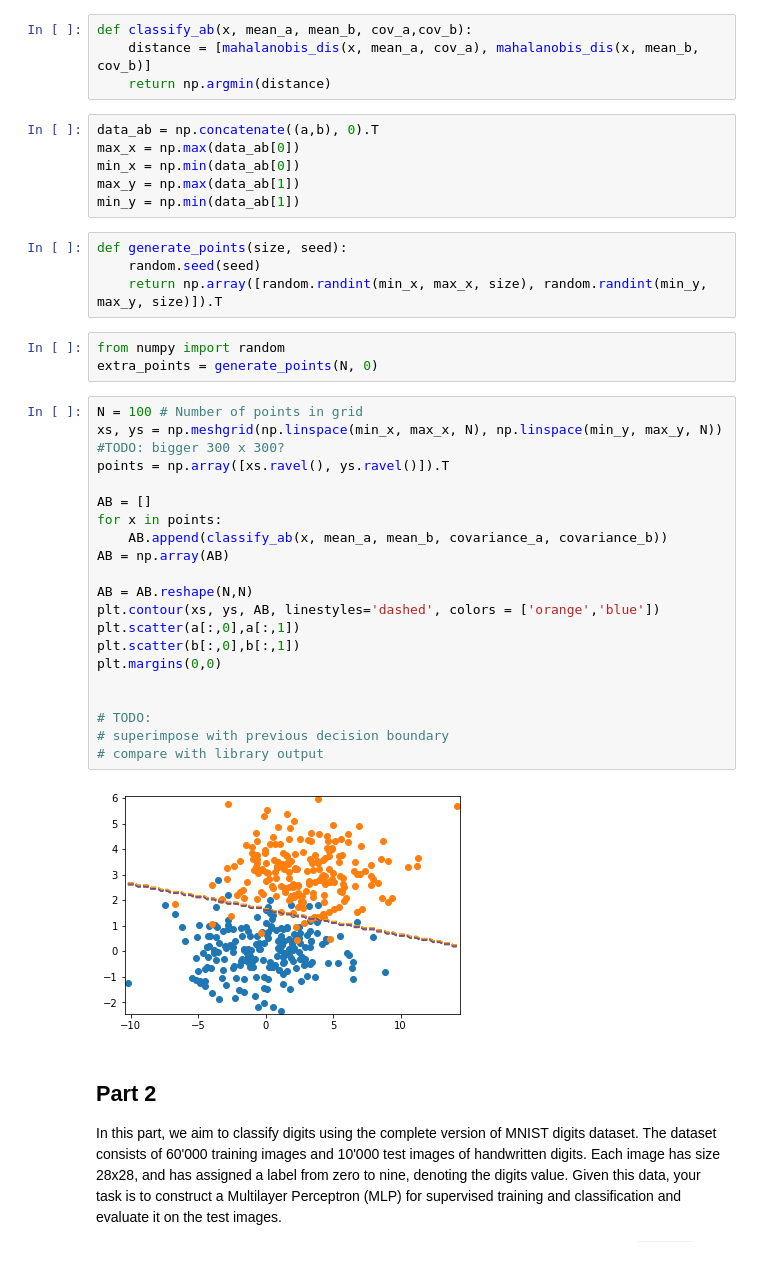
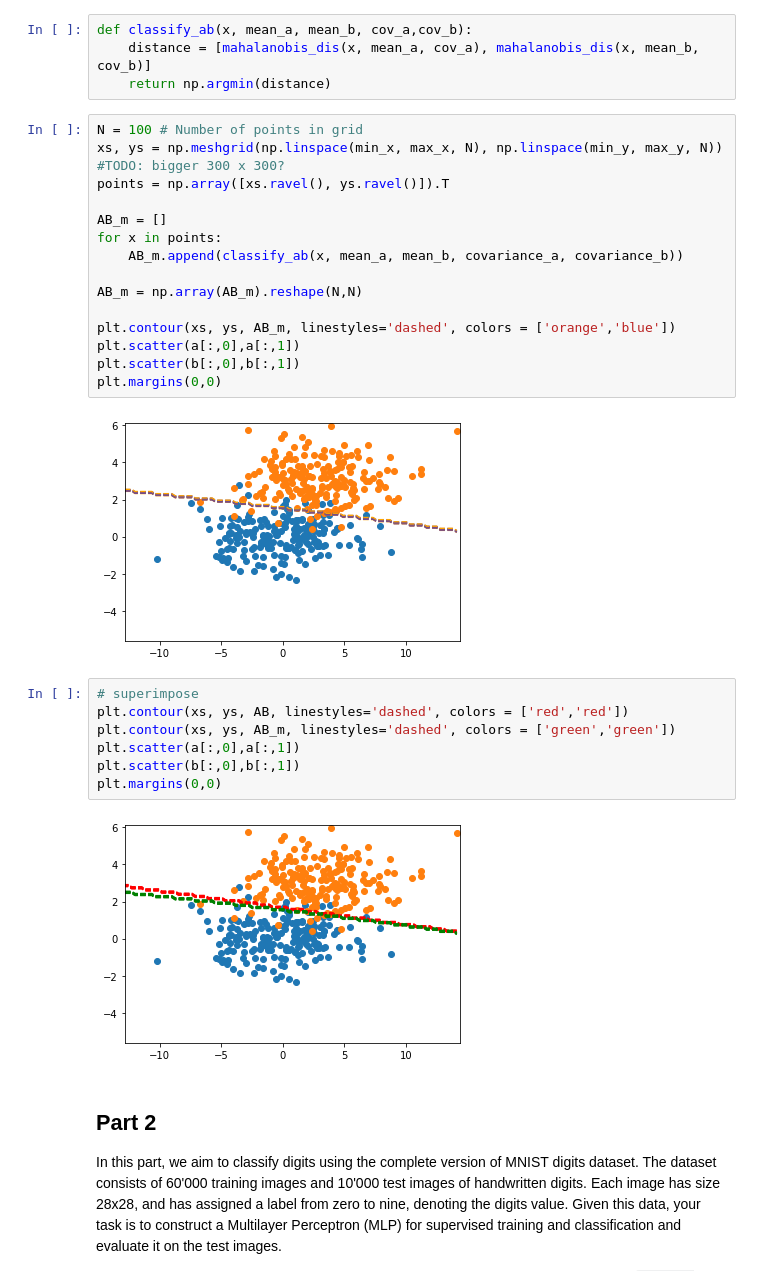
Before and after one commit to Jiang15/Image_analysis_and_pattern-recognition, a Jupyter notebook: Lab 3/lab_03_classification.ipynb, the cells around one changed output. Cells and saved outputs as stored; diff of their text form.

```diff
--- a/Lab 3/lab_03_classification.ipynb
+++ b/Lab 3/lab_03_classification.ipynb
@@ -197,41 +212,32 @@ def mahalanobis_dis(x, mean, cov):
 def classify_ab(x, mean_a, mean_b, cov_a,cov_b):
     distance = [mahalanobis_dis(x, mean_a, cov_a), mahalanobis_dis(x, mean_b, cov_b)]
     return np.argmin(distance)
-# %%
-data_ab = np.concatenate((a,b), 0).T
-max_x = np.max(data_ab[0])
-min_x = np.min(data_ab[0])
-max_y = np.max(data_ab[1])
-min_y = np.min(data_ab[1])
-# %%
-def generate_points(size, seed):
-    random.seed(seed)
-    return np.array([random.randint(min_x, max_x, size), random.randint(min_y, max_y, size)]).T
-# %%
-from numpy import random
-extra_points = generate_points(N, 0)
 # %%
 N = 100 # Number of points in grid
 xs, ys = np.meshgrid(np.linspace(min_x, max_x, N), np.linspace(min_y, max_y, N)) #TODO: bigger 300 x 300?
 points = np.array([xs.ravel(), ys.ravel()]).T
 
-AB = []
+AB_m = []
 for x in points:
-    AB.append(classify_ab(x, mean_a, mean_b, covariance_a, covariance_b))
-AB = np.array(AB)
+    AB_m.append(classify_ab(x, mean_a, mean_b, covariance_a, covariance_b))
 
-AB = AB.reshape(N,N)
-plt.contour(xs, ys, AB, linestyles='dashed', colors = ['orange','blue'])
+AB_m = np.array(AB_m).reshape(N,N)
+
+plt.contour(xs, ys, AB_m, linestyles='dashed', colors = ['orange','blue'])
 plt.scatter(a[:,0],a[:,1])
 plt.scatter(b[:,0],b[:,1])
 plt.margins(0,0)
-
-
-# TODO:
-# superimpose with previous decision boundary
-# compare with library output
 # %% [output]
-[figure, old version]
+[figure, new version]
+# %%
+# superimpose
+plt.contour(xs, ys, AB, linestyles='dashed', colors = ['red','red'])
+plt.contour(xs, ys, AB_m, linestyles='dashed', colors = ['green','green'])
+plt.scatter(a[:,0],a[:,1])
+plt.scatter(b[:,0],b[:,1])
+plt.margins(0,0)
+# %% [output]
+[figure, added]
 # %% [markdown]
 ## Part 2
 In this part, we aim to classify digits using the complete version of MNIST digits dataset.
```
Also changed, not shown: parts of 14 cells of this notebook, 4 other files.
